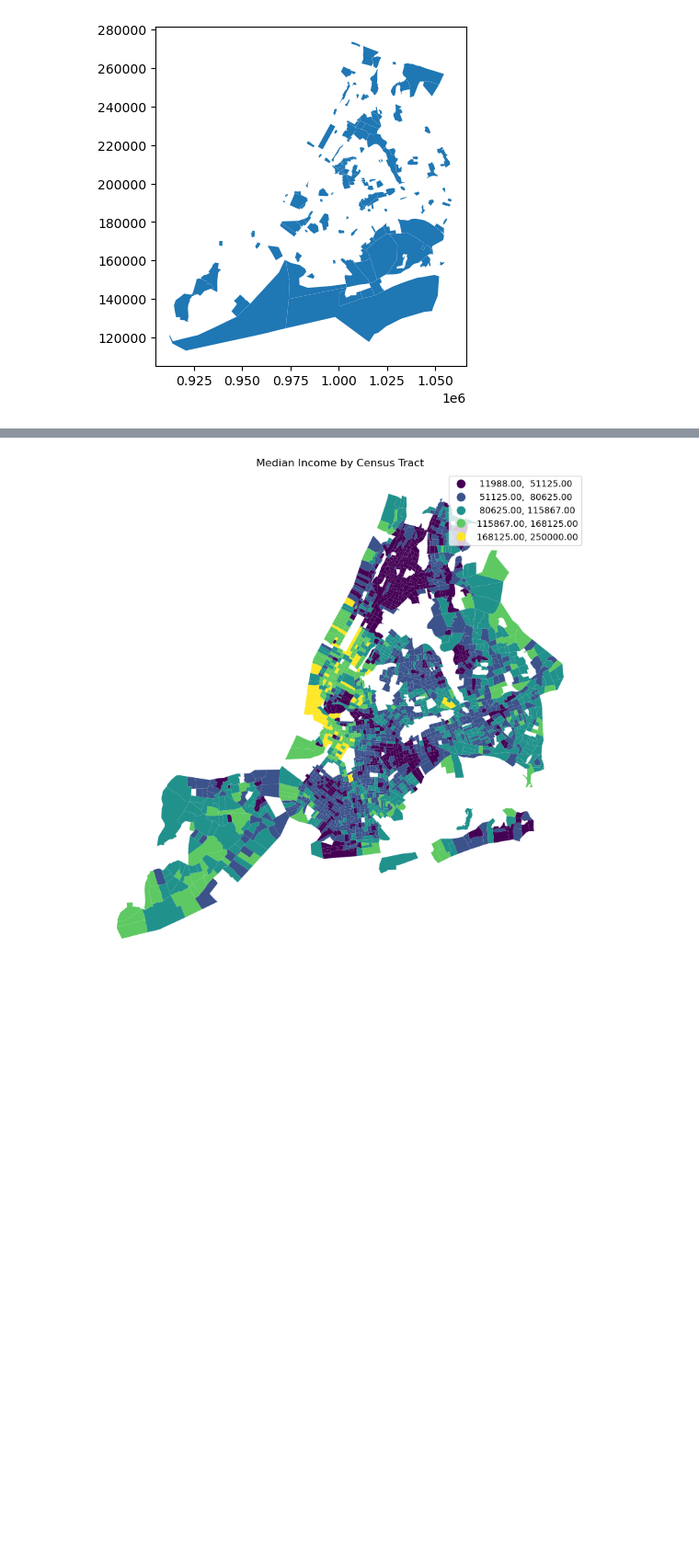
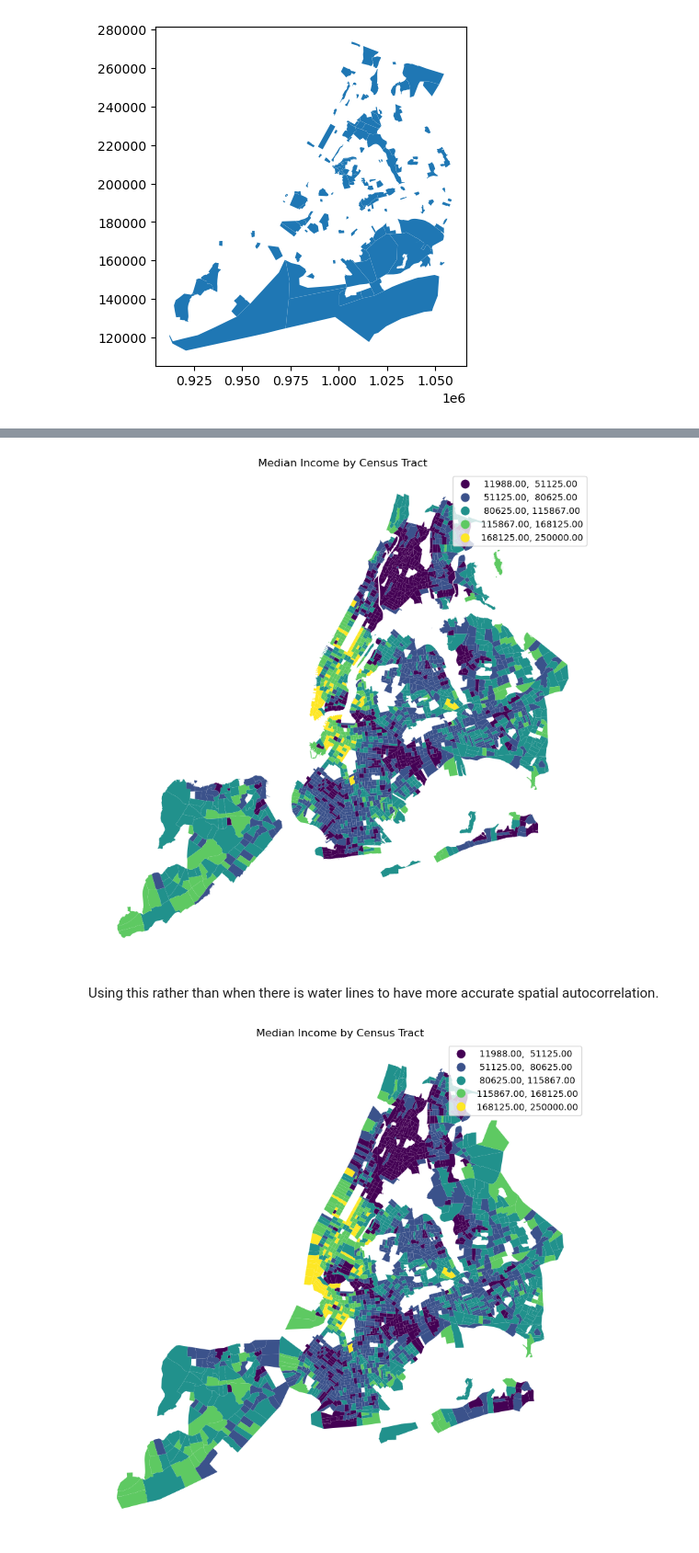
Before and after one commit to block-party-studio/block_party, a Jupyter notebook: notebooks/case_studies/dataXdesign/price_per_sqft.ipynb, the cells around one changed output, grey strips where cells are left out. Shown: that part at 92% size. Drawn from its saved outputs; the diff is of its cells as text; code cells hidden in the pictures; blank space fills up the shorter version.

```diff
--- a/notebooks/case_studies/dataXdesign/price_per_sqft.ipynb
+++ b/notebooks/case_studies/dataXdesign/price_per_sqft.ipynb
@@ -1195,3 +1214,18 @@ ct_shp[ct_shp['B19013_001E'].isna()].plot()
+# %%
+ct_shp_no_nan.rename(columns={'B19013_001E':'Med Inc'}, inplace=True)
+# %%
+fig, ax = plt.subplots(1, 1, figsize=(10, 10))
+ct_shp_no_nan.plot('Med Inc', legend=True, ax=ax, scheme='fisherjenks')
+# Set the title and labels
+plt.title(f"Median Income by Census Tract")
+plt.axis('off')
+
+# Show the plot
+plt.show()
+# %% [output]
+[figure, added]
+# %% [markdown]
+Using this rather than when there is water lines to have more accurate spatial autocorrelation.
 # %%
 fig, ax = plt.subplots(1, 1, figsize=(10, 10))
 ct_shp.plot('B19013_001E', legend=True, ax=ax, scheme='fisherjenks')
```
Also changed, not shown: parts of 8 cells of this notebook, 11 other files.
